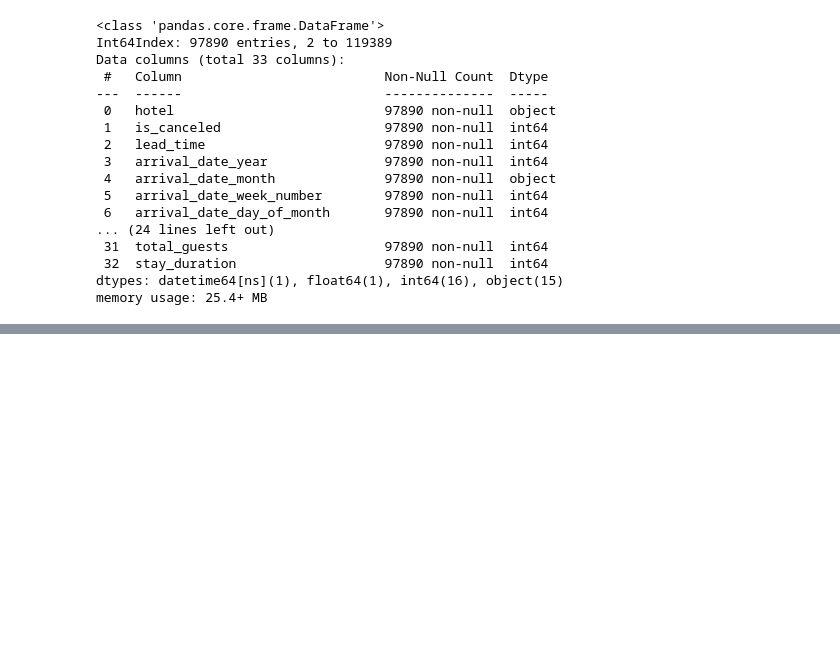
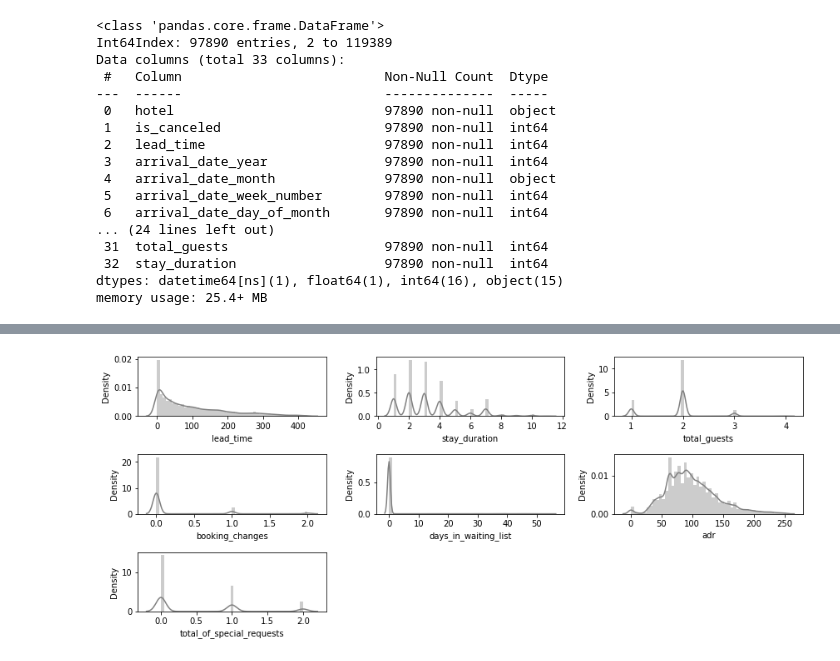
Before and after one commit to Salam215/Final-Project-Rakamin-ML-Hotel-Booking, a Jupyter notebook: Pandas08_baru.ipynb, the cells around one changed output, grey strips where cells are left out. Drawn from its saved outputs; the diff is of its cells as text; code cells hidden in the pictures; blank space fills up the shorter version.

Commit message:
Baru

```diff
--- a/Pandas08_baru.ipynb
+++ b/Pandas08_baru.ipynb
@@ -345,6 +352,6 @@ df_clean.to_csv('Data_Hotel_Cleaning.csv', index=False)
 # %%
 #Meload df baru
-df_baru = pd.read_csv("Data_Hotel_Cleaning.csv")
+df_baru = pd.read_csv("/content/drive/MyDrive/Data Science python/RAKAMIN/Data_Hotel_Cleaning.csv")
 # %%
 #Pembuatan backup df
 df_backup = df_baru.copy()
@@ -362,0 +372,2 @@ sns.kdeplot(data = np.log(df_baru['lead_time']))
+# %%
+nums1 = ['lead_time', 'stay_duration','total_guests','booking_changes','days_in_waiting_list','adr','total_of_special_requests']
@@ -362,0 +383,9 @@ sns.kdeplot(data = np.log(df_baru['lead_time']))
+# %%
+plt.figure(figsize=(12, 5))
+for i in range(0, len(nums1)):
+    #plt.subplot(2, len(nums), i+1)
+    plt.subplot(3, 3, i+1)
+    sns.distplot(df_backup[nums1[i]], color='gray')
+    plt.tight_layout()
+# %% [output]
+[figure, added]
```
Also changed, not shown: parts of 18 cells of this notebook.
